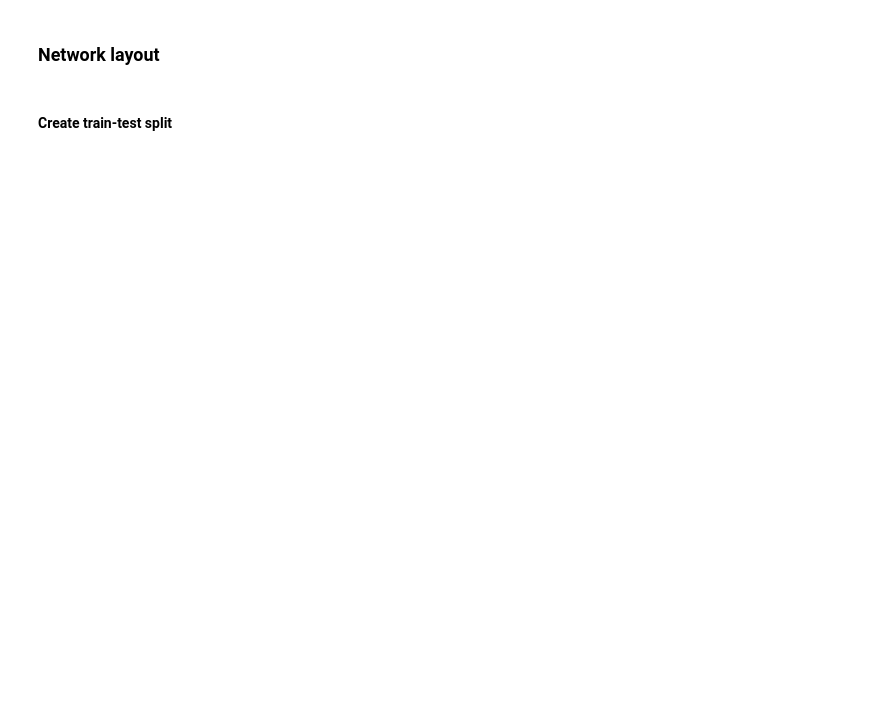
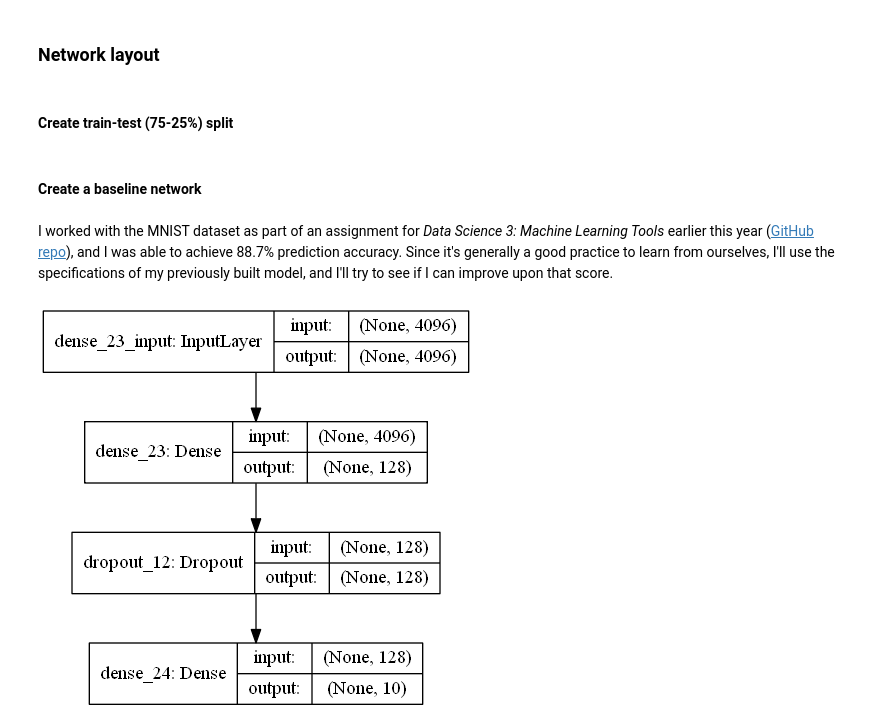
Before and after one commit to szigony/ceu-dl-with-python, a Jupyter notebook: assignments/Patrik_Szigeti-DL_05_Home_Assignment_1.ipynb, the cells around one changed output. Drawn from its saved outputs; the diff is of its cells as text; code cells hidden in the pictures; blank space fills up the shorter version.

Commit message:
Add baseline model

```diff
--- a/assignments/Patrik_Szigeti-DL_05_Home_Assignment_1.ipynb
+++ b/assignments/Patrik_Szigeti-DL_05_Home_Assignment_1.ipynb
@@ -59,0 +68,5 @@ Let's see what value this matrix represents:
+# %%
+input_dim = 64 * 64
+
+X = X.flatten().reshape(len(X), input_dim)
+print('Shape of X:', X.shape)
@@ -91,4 +110,4 @@ Now that we have a pretty good idea what our data looks like, we can get to mode
 # %% [markdown]
 ### Network layout
 # %% [markdown]
-#### Create train-test split
+#### Create train-test (75-25%) split
@@ -94,0 +116,15 @@ Now that we have a pretty good idea what our data looks like, we can get to mode
+# %% [markdown]
+#### Create a baseline network
+# %% [markdown]
+I worked with the MNIST dataset as part of an assignment for _Data Science 3: Machine Learning Tools_ earlier this year ([GitHub repo](https://github.com/szigony/ceu-ds3/blob/master/DS3_A2_Patrik-Szigeti.Rmd)), and I was able to achieve 88.7% prediction accuracy. Since it's generally a good practice to learn from ourselves, I'll use the specifications of my previously built model, and I'll try to see if I can improve upon that score.
+# %%
+output_dim = 10
+
+model_1 = Sequential()
+model_1.add(Dense(units=128, input_dim=input_dim, activation='relu'))
+model_1.add(Dropout(rate=0.3))
+model_1.add(Dense(units=output_dim, activation='softmax'))
+
+plot_model(model_1, show_shapes=True, show_layer_names=True)
+# %% [output]
+[figure, added]
```
Also changed, not shown: parts of 13 cells of this notebook.
